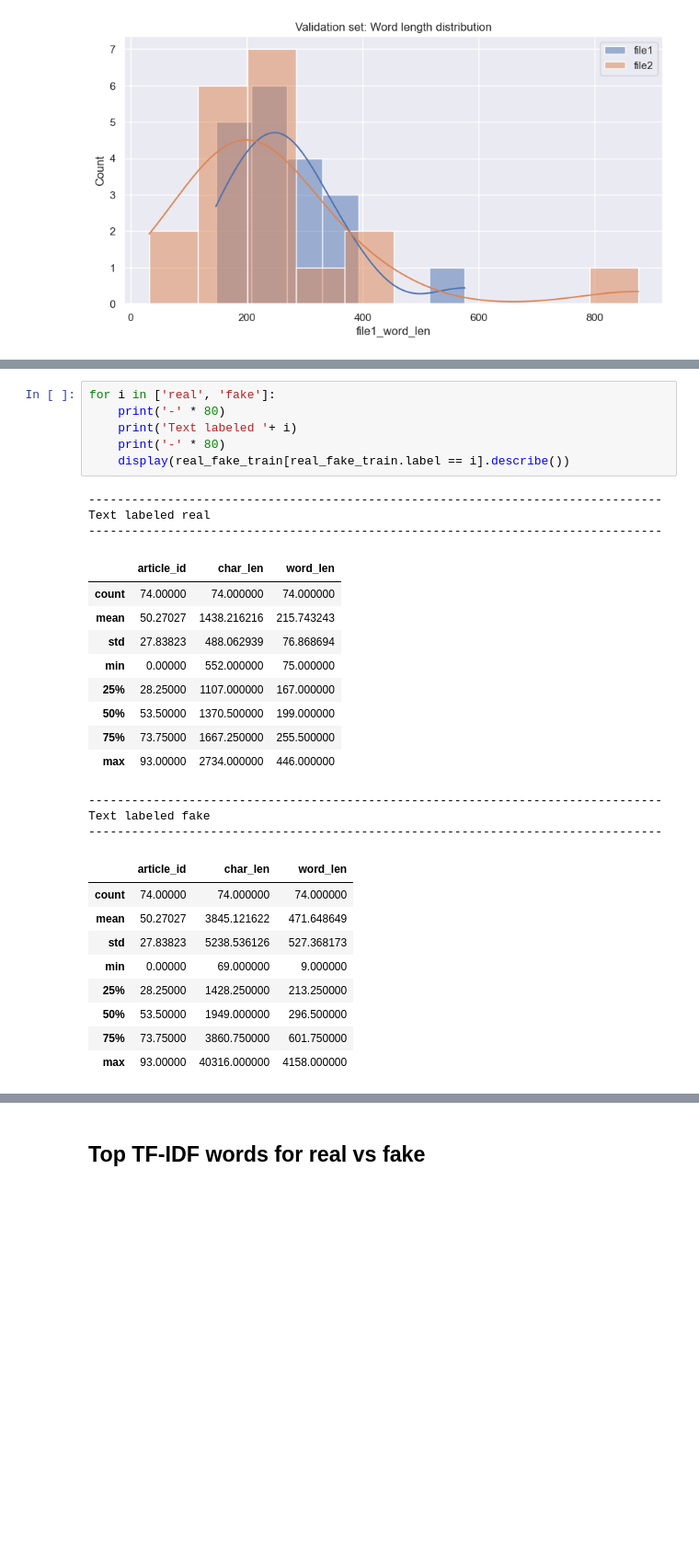
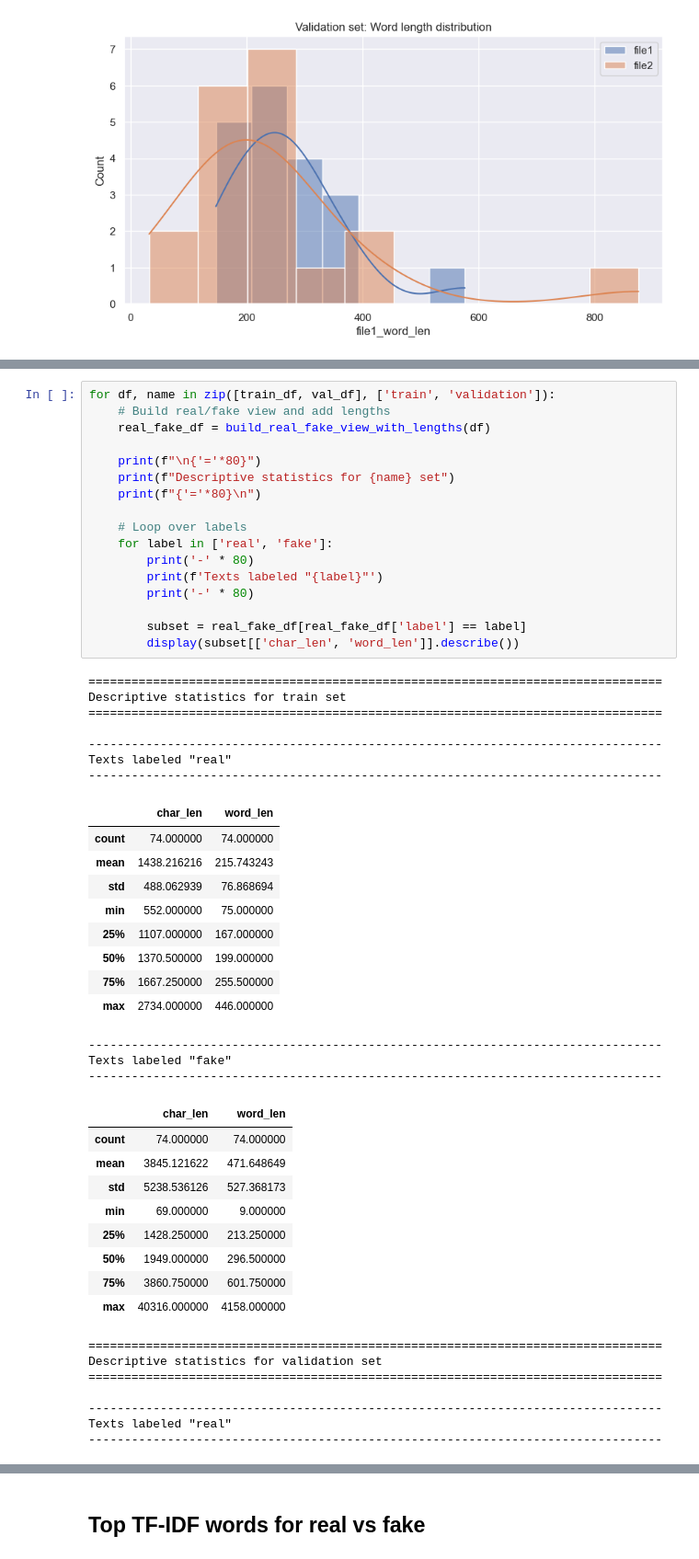
Before and after one commit to photoli93/esa_fake_or_real, a Jupyter notebook: notebooks/01_EDA.ipynb, the cells around one changed output, grey strips where cells are left out. Shown at 92% size. Drawn from its saved outputs; the diff is of its cells as text; blank space fills up the shorter version.

```diff
--- a/notebooks/01_EDA.ipynb
+++ b/notebooks/01_EDA.ipynb
@@ -134,31 +163,53 @@ plt.show()
 # %%
-for i in ['real', 'fake']:
-    print('-' * 80)
-    print('Text labeled '+ i)
-    print('-' * 80)
-    display(real_fake_train[real_fake_train.label == i].describe())
+for df, name in zip([train_df, val_df], ['train', 'validation']):
+    # Build real/fake view and add lengths
+    real_fake_df = build_real_fake_view_with_lengths(df)
+
+    print(f"\n{'='*80}")
+    print(f"Descriptive statistics for {name} set")
+    print(f"{'='*80}\n")
+
+    # Loop over labels
+    for label in ['real', 'fake']:
+        print('-' * 80)
+        print(f'Texts labeled "{label}"')
+        print('-' * 80)
+
+        subset = real_fake_df[real_fake_df['label'] == label]
+        display(subset[['char_len', 'word_len']].describe())
 # %% [output]
+================================================================================
+Descriptive statistics for train set
+================================================================================
+
 --------------------------------------------------------------------------------
-Text labeled real
+Texts labeled "real"
 --------------------------------------------------------------------------------
-|  | article_id | char_len | word_len |
-| count | 74.00000 | 74.000000 | 74.000000 |
-| mean | 50.27027 | 1438.216216 | 215.743243 |
-| std | 27.83823 | 488.062939 | 76.868694 |
-| min | 0.00000 | 552.000000 | 75.000000 |
-| 25% | 28.25000 | 1107.000000 | 167.000000 |
-| 50% | 53.50000 | 1370.500000 | 199.000000 |
-| 75% | 73.75000 | 1667.250000 | 255.500000 |
-| max | 93.00000 | 2734.000000 | 446.000000 |
+|  | char_len | word_len |
+| count | 74.000000 | 74.000000 |
+| mean | 1438.216216 | 215.743243 |
+| std | 488.062939 | 76.868694 |
+| min | 552.000000 | 75.000000 |
+| 25% | 1107.000000 | 167.000000 |
+| 50% | 1370.500000 | 199.000000 |
+| 75% | 1667.250000 | 255.500000 |
+| max | 2734.000000 | 446.000000 |
 --------------------------------------------------------------------------------
-Text labeled fake
+Texts labeled "fake"
 --------------------------------------------------------------------------------
-|  | article_id | char_len | word_len |
-| count | 74.00000 | 74.000000 | 74.000000 |
-| mean | 50.27027 | 3845.121622 | 471.648649 |
-| std | 27.83823 | 5238.536126 | 527.368173 |
-| min | 0.00000 | 69.000000 | 9.000000 |
-| 25% | 28.25000 | 1428.250000 | 213.250000 |
-| 50% | 53.50000 | 1949.000000 | 296.500000 |
-| 75% | 73.75000 | 3860.750000 | 601.750000 |
-| max | 93.00000 | 40316.000000 | 4158.000000 |
+|  | char_len | word_len |
+| count | 74.000000 | 74.000000 |
+| mean | 3845.121622 | 471.648649 |
+| std | 5238.536126 | 527.368173 |
+| min | 69.000000 | 9.000000 |
+| 25% | 1428.250000 | 213.250000 |
+| 50% | 1949.000000 | 296.500000 |
+| 75% | 3860.750000 | 601.750000 |
+| max | 40316.000000 | 4158.000000 |
+================================================================================
+Descriptive statistics for validation set
+================================================================================
+
+--------------------------------------------------------------------------------
+Texts labeled "real"
+--------------------------------------------------------------------------------
```
Also changed, not shown: parts of 10 cells of this notebook, 2 other files.
